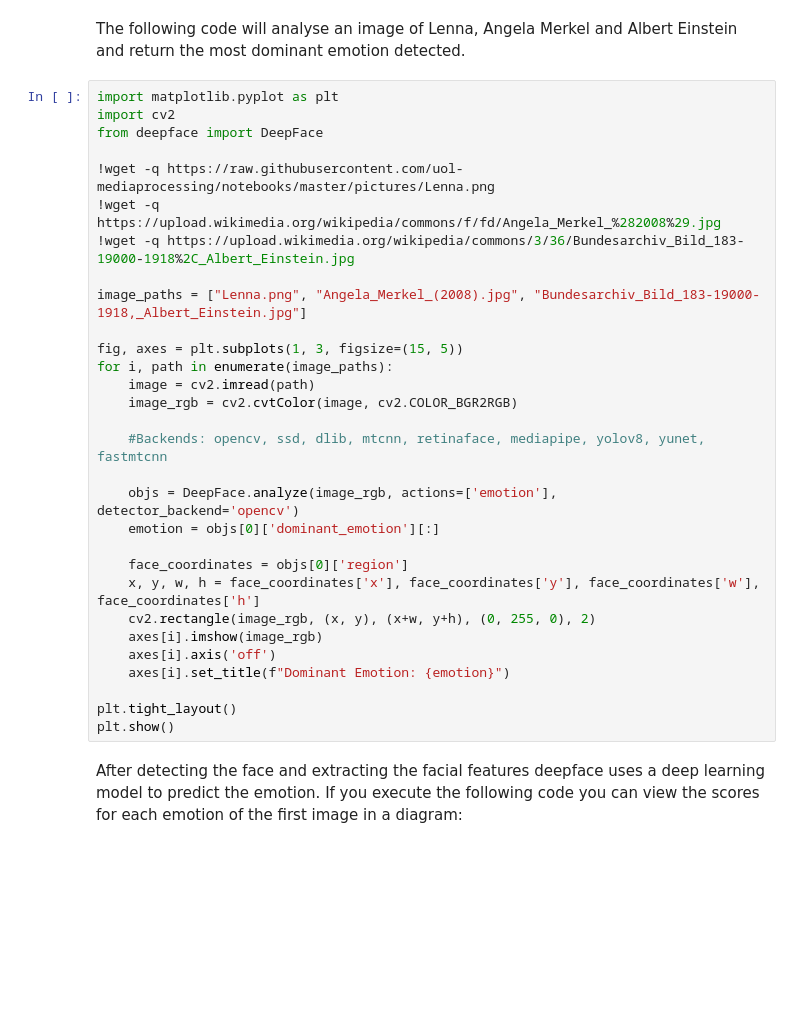
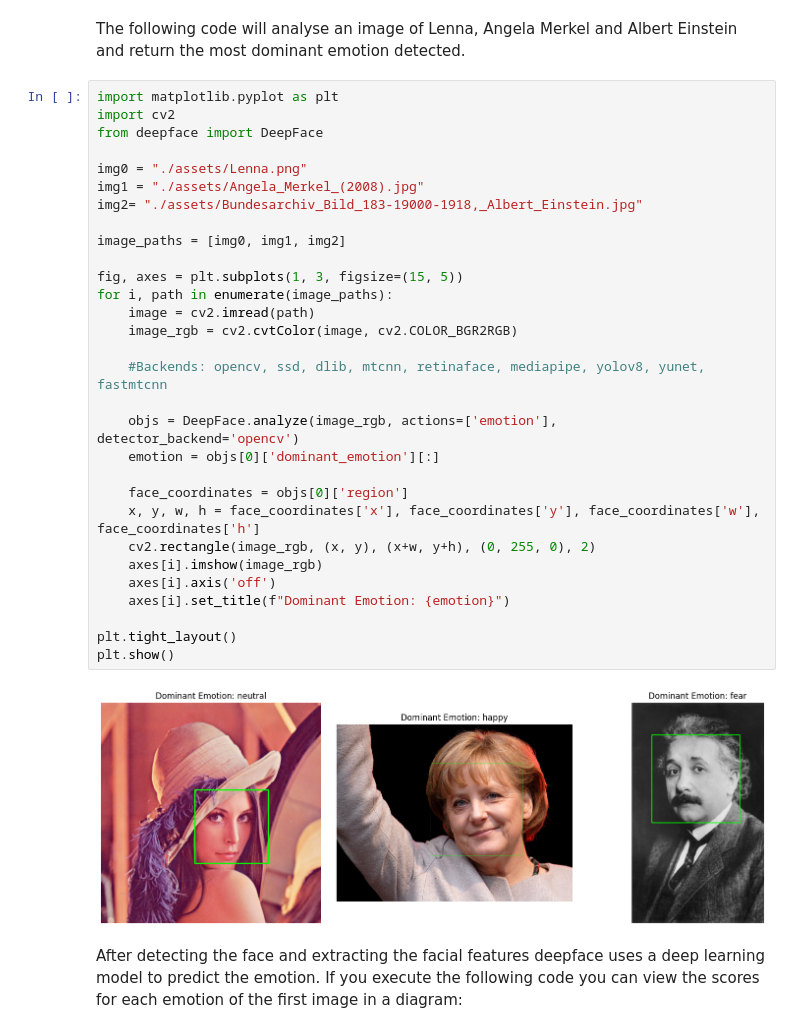
Before and after one commit to uol-mediaprocessing-2023-2024-classroom/project-interaction-by-facial-expressions, a Jupyter notebook: documentation/5-2024-01-16-emotion-detection-deepface.ipynb, the cells around one changed output. Cells and saved outputs as stored; diff of their text form; blank space fills up the shorter version.

```diff
--- a/documentation/5-2024-01-16-emotion-detection-deepface.ipynb
+++ b/documentation/5-2024-01-16-emotion-detection-deepface.ipynb
@@ -24,33 +22,35 @@ The following code will analyse an image of Lenna, Angela Merkel and Albert Eins
 # %%
 import matplotlib.pyplot as plt
 import cv2
 from deepface import DeepFace
 
-!wget -q https://raw.githubusercontent.com/uol-mediaprocessing/notebooks/master/pictures/Lenna.png
-!wget -q https://upload.wikimedia.org/wikipedia/commons/f/fd/Angela_Merkel_%282008%29.jpg
-!wget -q https://upload.wikimedia.org/wikipedia/commons/3/36/Bundesarchiv_Bild_183-19000-1918%2C_Albert_Einstein.jpg
+img0 = "./assets/Lenna.png"
+img1 = "./assets/Angela_Merkel_(2008).jpg"
+img2= "./assets/Bundesarchiv_Bild_183-19000-1918,_Albert_Einstein.jpg"
 
-image_paths = ["Lenna.png", "Angela_Merkel_(2008).jpg", "Bundesarchiv_Bild_183-19000-1918,_Albert_Einstein.jpg"]
+image_paths = [img0, img1, img2]
 
 fig, axes = plt.subplots(1, 3, figsize=(15, 5))
 for i, path in enumerate(image_paths):
     image = cv2.imread(path)
     image_rgb = cv2.cvtColor(image, cv2.COLOR_BGR2RGB)
 
     #Backends: opencv, ssd, dlib, mtcnn, retinaface, mediapipe, yolov8, yunet, fastmtcnn
 
     objs = DeepFace.analyze(image_rgb, actions=['emotion'], detector_backend='opencv')
     emotion = objs[0]['dominant_emotion'][:]
 
     face_coordinates = objs[0]['region']
     x, y, w, h = face_coordinates['x'], face_coordinates['y'], face_coordinates['w'], face_coordinates['h']
     cv2.rectangle(image_rgb, (x, y), (x+w, y+h), (0, 255, 0), 2)
     axes[i].imshow(image_rgb)
     axes[i].axis('off')
     axes[i].set_title(f"Dominant Emotion: {emotion}")
 
 plt.tight_layout()
 plt.show()
+# %% [output]
+[figure, added]
 # %% [markdown]
 After detecting the face and extracting the facial features deepface uses a deep learning model to predict the emotion. If you execute the following code you can view the scores for each emotion of the first image in a diagram:
 # %%
```
Also changed, not shown: parts of 2 cells of this notebook, 3 other files.
